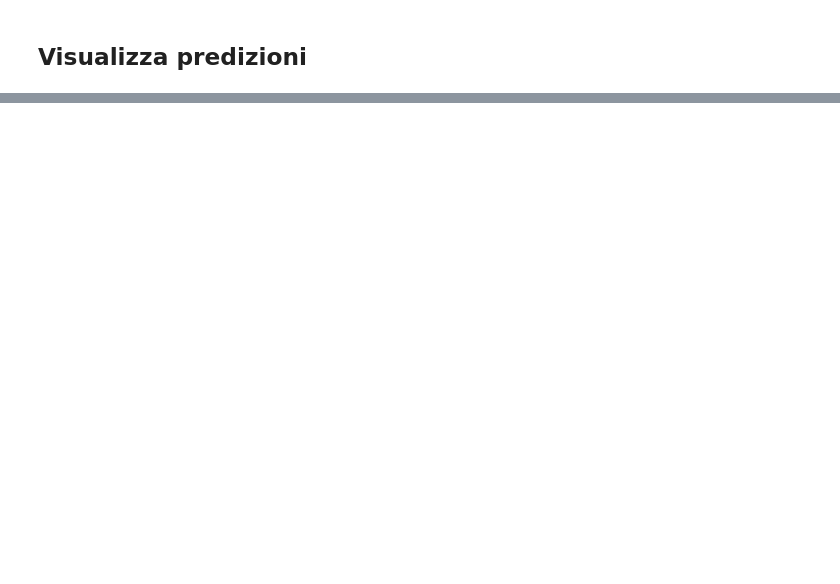
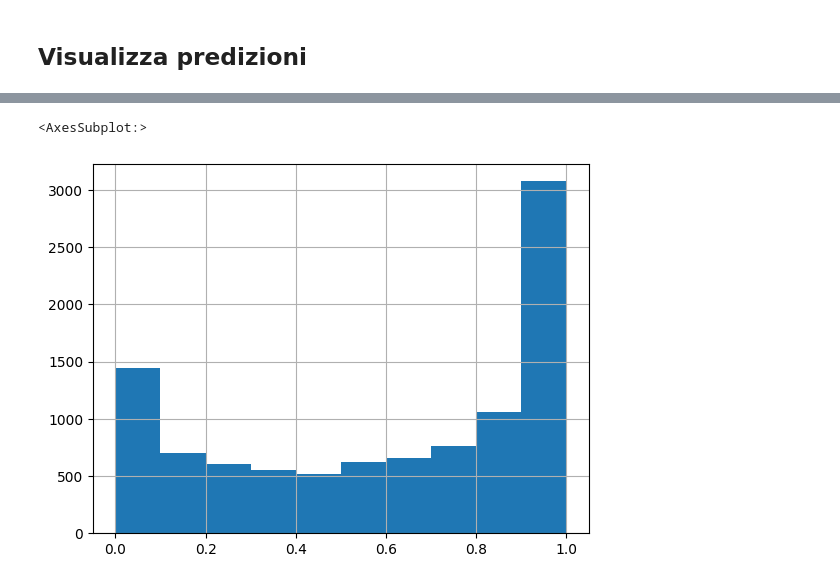
Before and after one commit to Nemenick/primoprogetto, a Jupyter notebook: Codici/MCdrop.ipynb, the cells around one changed output, grey strips where cells are left out. Cells and saved outputs as stored; diff of their text form; code cells hidden in the pictures; blank space fills up the shorter version.

```diff
--- a/Codici/MCdrop.ipynb
+++ b/Codici/MCdrop.ipynb
@@ -1,3 +8,18 @@
+# %%
+# Qui per ogni modello passato, gli sostituico i layer di dropout per farli diventare MCdropout
+from tensorflow import keras
+from keras.layers import  Dropout
+class MCDropout(Dropout):
+    def call(self, inputs):
+        return super().call(inputs, training=True)
+
+def drot_to_MCdrop(model_path):
+model = keras.models.load_model(model_path)
+
+model_MCD = keras.models.Sequential()
+for layer in model.layers
+######################################################################################################################################################################
+DA FARE ANCORA
 # %% [markdown]
 ## PREDICI
 # %%
@@ -106,0 +210,16 @@ datapd_und1
+# %%
+nome_predizione = f"/home/silvia/Documents/GitHub/primoprogetto/Codici/Tentativi/Bag_predictions/MCDrop_Instance_undecidable_23_09_2023_Parziale.csv"
+quante_predizioni = 100
+pred = pd.DataFrame.from_dict({"traccia":Data_predicting.metadata["trace_name"][0:10000], "y_mano": "unndecidable"})
+
+for i in range(quante_predizioni):
+    predici(model_MCD, xtest[0:10000], pred, i, batch=2048)
+    for k in range(15):
+        gc.collect()
+    """y_predicted = model_MCD.predict(xtest, batch_size=2048)
+    y_predicted = np.reshape(y_predicted,len(y_predicted))
+    pred[f"pred_n_{i}"] = y_predicted"""
+
+
+if salva_predizioni:
+    pred.to_csv(nome_predizione, index=False)
@@ -106,0 +260,3 @@ datapd_und1
+# %%
+pred_new = pred.drop(["traccia","y_mano"], axis = 1)
+pred_new
@@ -106,0 +277,5 @@ datapd_und1
+# %%
+pred_new.mean(axis =1).hist()
+# %% [output]
+<AxesSubplot:>
+[figure, added]
```
Also changed, not shown: parts of 16 cells of this notebook, 30 other files.
